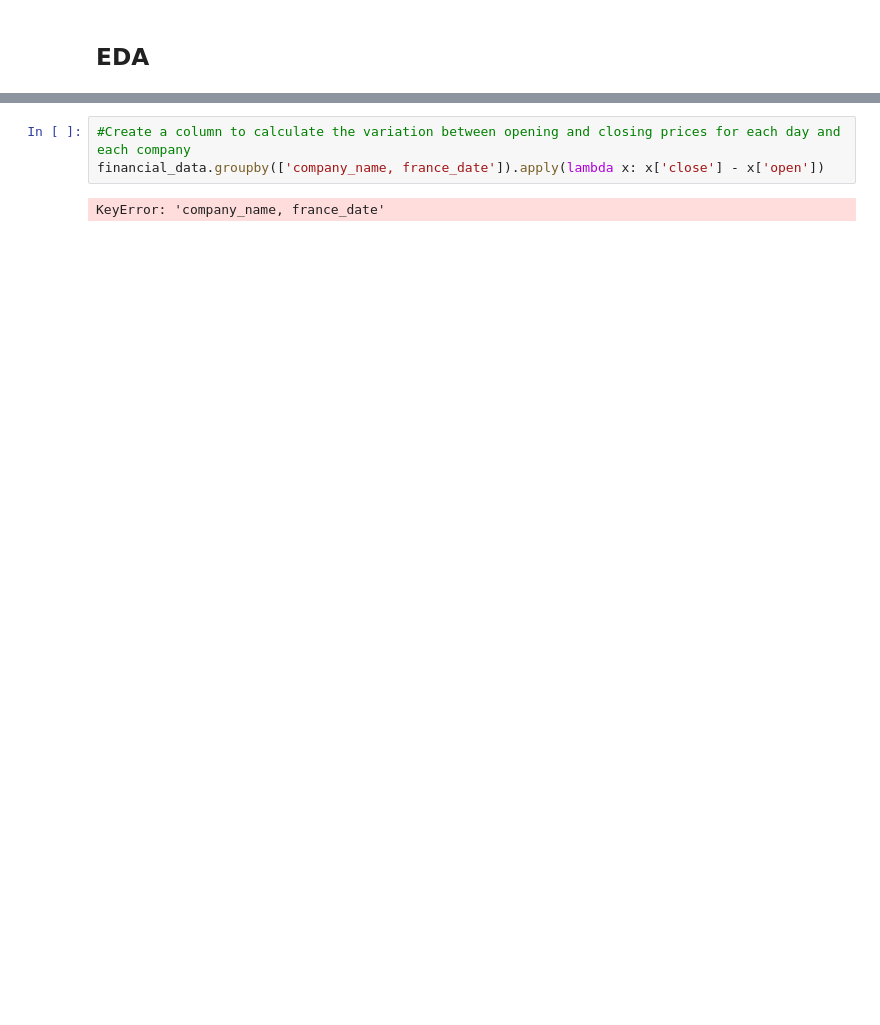
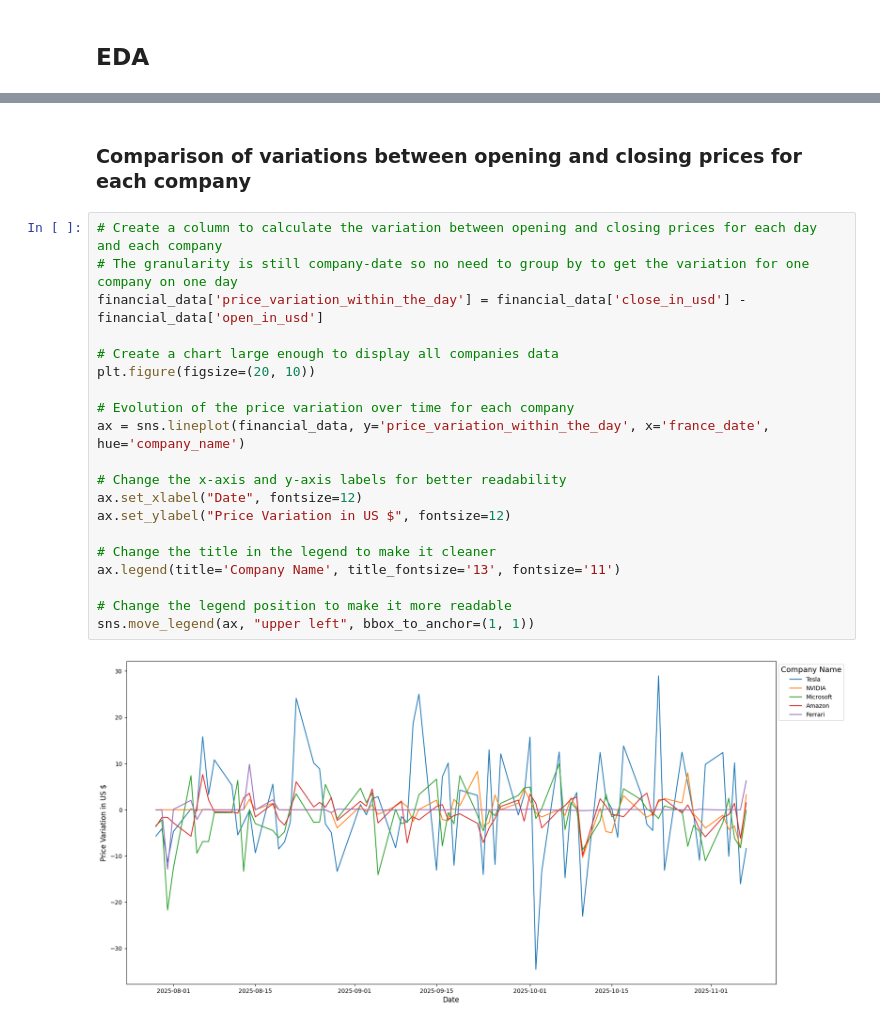
Before and after one commit to StanEM75/Finance_Monitoring, a Jupyter notebook: notebooks/data_exploration.ipynb, the cells around one changed output, grey strips where cells are left out. Saved outputs shown, nothing was run; the diff lists cells and outputs as text; blank space fills up the shorter version.

```diff
--- a/notebooks/data_exploration.ipynb
+++ b/notebooks/data_exploration.ipynb
@@ -288,6 +297,25 @@ financial_data
-# %%
-#Create a column to calculate the variation between opening and closing prices for each day and each company
-financial_data.groupby(['company_name, france_date']).apply(lambda x: x['close'] - x['open'])
-# %% [output]
-KeyError: 'company_name, france_date'
+# %% [markdown]
+### Comparison of variations between opening and closing prices for each company
+# %%
+# Create a column to calculate the variation between opening and closing prices for each day and each company
+# The granularity is still company-date so no need to group by to get the variation for one company on one day
+financial_data['price_variation_within_the_day'] = financial_data['close_in_usd'] - financial_data['open_in_usd']
+
+# Create a chart large enough to display all companies data
+plt.figure(figsize=(20, 10))
+
+# Evolution of the price variation over time for each company
+ax = sns.lineplot(financial_data, y='price_variation_within_the_day', x='france_date', hue='company_name')
+
+# Change the x-axis and y-axis labels for better readability
+ax.set_xlabel("Date", fontsize=12)
+ax.set_ylabel("Price Variation in US $", fontsize=12)
+
+# Change the title in the legend to make it cleaner
+ax.legend(title='Company Name', title_fontsize='13', fontsize='11')
+
+# Change the legend position to make it more readable
+sns.move_legend(ax, "upper left", bbox_to_anchor=(1, 1))
+# %% [output]
+[figure, added]
 # %%
```
Also changed, not shown: parts of 13 cells of this notebook, 1 other file.
